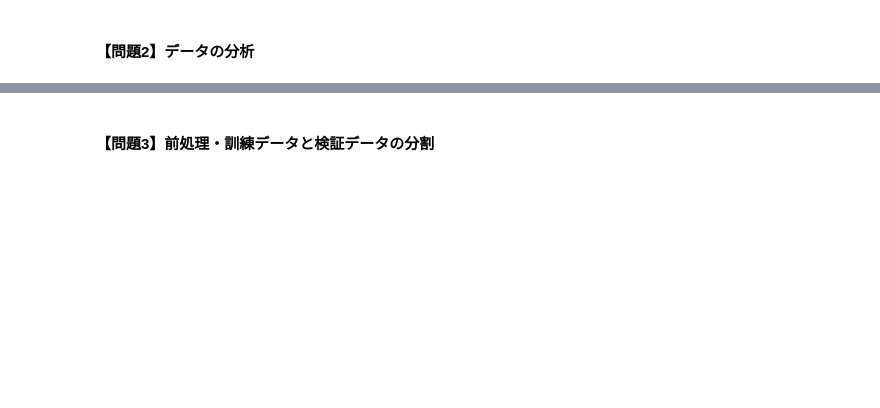
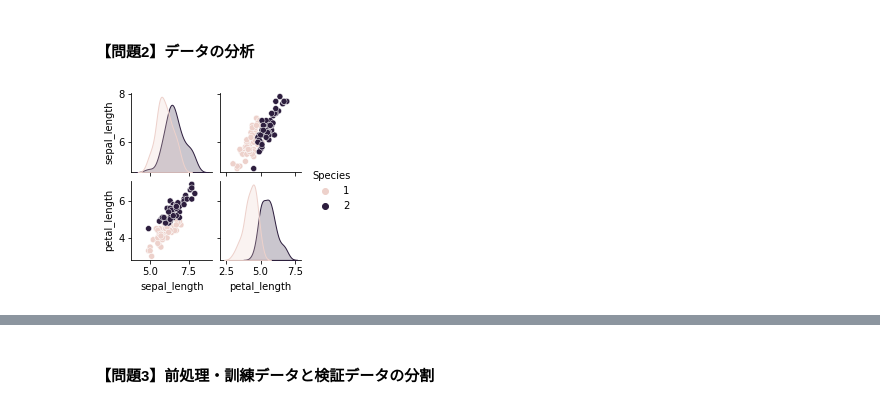
Before and after one commit to GitHiru/ml_dic, a Jupyter notebook: pre_learning/week4/week4_1_iris.ipynb, the cells around one changed output, grey strips where cells are left out. Saved outputs shown, nothing was run; the diff lists cells and outputs as text; code cells hidden in the pictures; blank space fills up the shorter version.

```diff
--- a/pre_learning/week4/week4_1_iris.ipynb
+++ b/pre_learning/week4/week4_1_iris.ipynb
@@ -18,5 +40,5 @@ import matplotlib.pyplot as plt
 # %%
+# Data sets
 iris = load_iris()
-
-iris_features = pd.DataFrame(data=iris.data, columns = iris.feature_names)
-iris_label = pd.DataFrame(data=iris.targets, columns=["Species"])
+iris_features = pd.DataFrame(data=iris.data, columns=["sepal_length", "sepal_width", "petal_length", "petal_width"])
+iris_label = pd.DataFrame(data=iris.target, columns=["Species"])
@@ -23,2 +75,7 @@ iris_label = pd.DataFrame(data=iris.targets, columns=["Species"])
 # %% [markdown]
 #### 【課題1】練習のために特徴量とカテゴリを選択
+# %%
+iris_df = pd.concat([iris_features, iris_label], axis=1)
+iris_filter = iris_df["Species"] >= 1
+df = iris_df[["sepal_length", "petal_length", "Species"]][iris_filter]
+df
@@ -25,2 +96,8 @@ iris_label = pd.DataFrame(data=iris.targets, columns=["Species"])
 # %% [markdown]
 #### 【問題2】データの分析
+# %%
+# 散布図行列
+sns.pairplot(df, hue="Species", height=1.5)
+plt.show()
+# %% [output]
+[figure, added]
```
Also changed, not shown: parts of 58 cells of this notebook, 1 other file.
